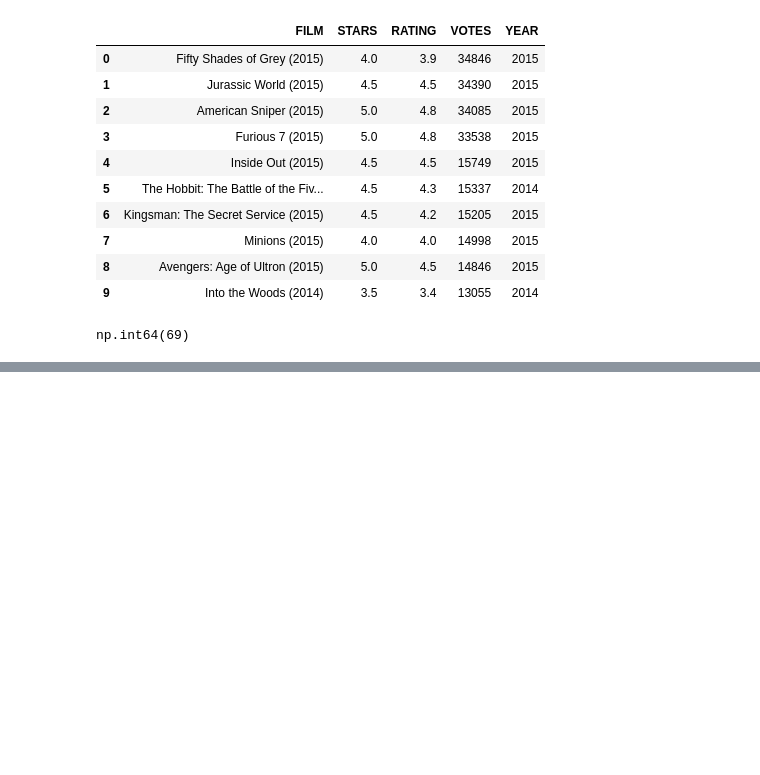
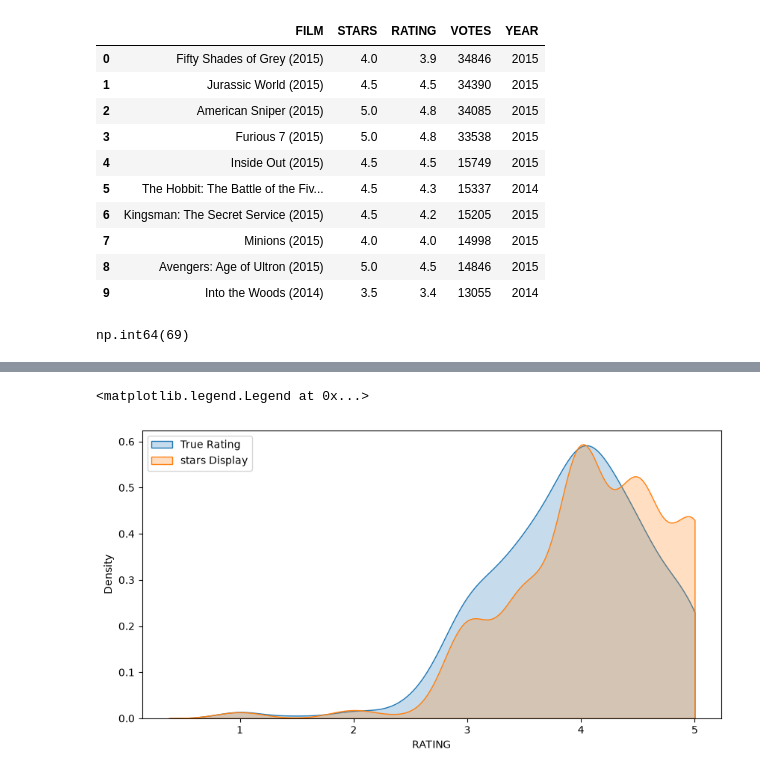
Before and after one commit to Neha1678/Fandango-movie-ticketing, a Jupyter notebook: 4_eda_fandango.ipynb, the cells around one changed output, grey strips where cells are left out. Cells and saved outputs as stored; diff of their text form; code cells hidden in the pictures; blank space fills up the shorter version.

Commit message:
Understading the data

```diff
--- a/4_eda_fandango.ipynb
+++ b/4_eda_fandango.ipynb
@@ -129,4 +131,7 @@ fandango.nlargest(10, "VOTES")
 # %% [output]
 np.int64(69)
 # %%
-fandango_votes = pd.DataFrame(data=fandango, index = "VOTES", columns=[""])
+# Building a dataframe of only reviewed films by removing any films that have zero votes
+
+fan_reviewd = fandango[fandango["VOTES"]>0]
+fan_reviewd
@@ -132,0 +152,10 @@ fandango_votes = pd.DataFrame(data=fandango, index = "VOTES", columns=[""])
+# %%
+# Creating a KDE plot
+plt.figure(figsize=(10,5))
+sns.kdeplot(data = fan_reviewd, x = "RATING", clip=[0,5], fill=True, label = "True Rating")
+sns.kdeplot(data = fan_reviewd, x = "STARS", clip=[0,5], fill=True, label = "stars Display")
+
+plt.legend()
+# %% [output]
+<matplotlib.legend.Legend at 0x...>
+[figure, added]
```
Also changed, not shown: parts of 5 cells of this notebook.
